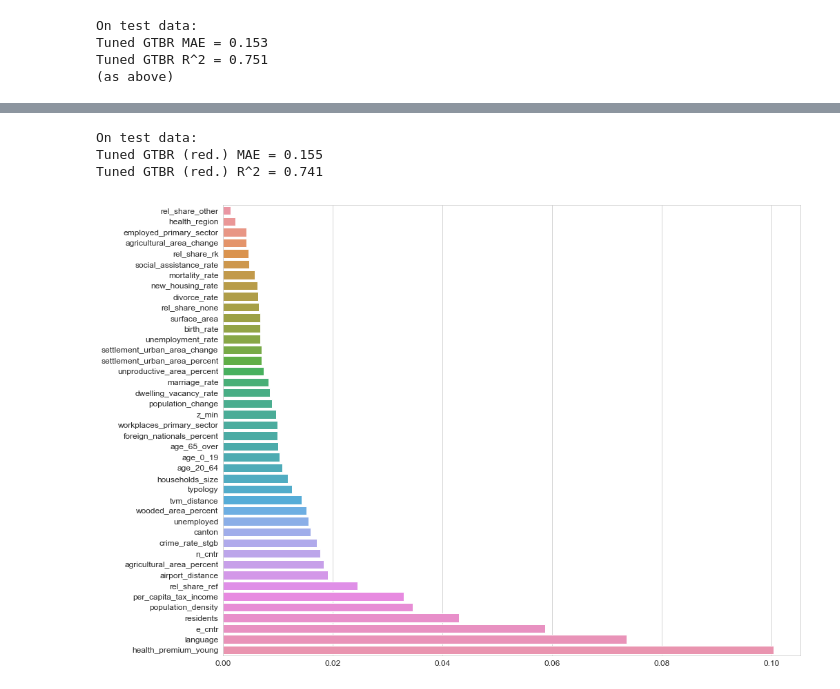
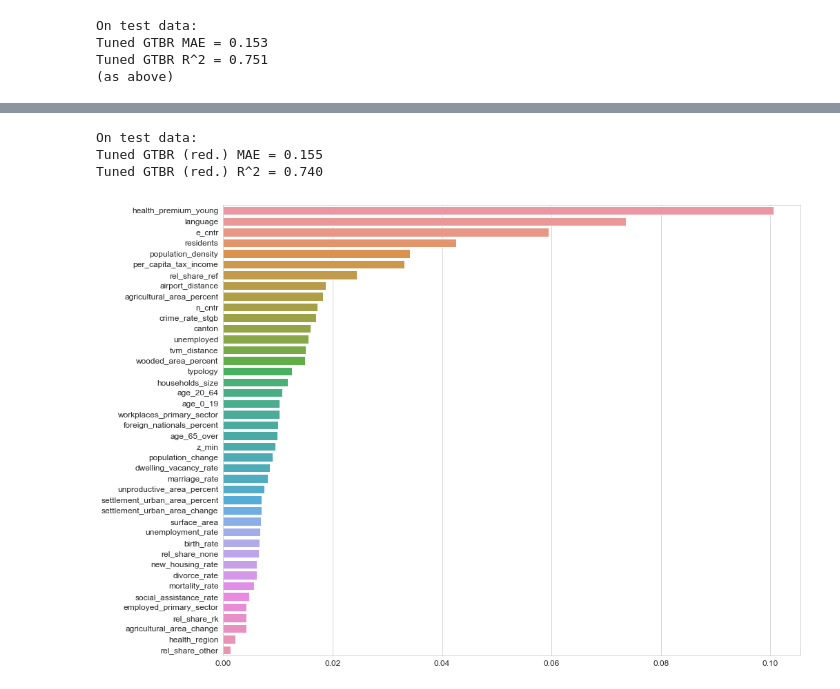
Before and after one commit to jschrein/epfl-exts-adsml-capstone-project, a Jupyter notebook: Gradient Tree Boosting.ipynb, the cells around one changed output, grey strips where cells are left out. Saved outputs shown, nothing was run; the diff lists cells and outputs as text; code cells hidden in the pictures.

```diff
--- a/Gradient Tree Boosting.ipynb
+++ b/Gradient Tree Boosting.ipynb
@@ -292,7 +292,7 @@ gtbr_red = make_pipeline(preprocessor_red,
                          GradientBoostingRegressor(random_state=0, learning_rate=0.10, n_estimators=700,
                                                    max_depth=3, min_samples_split=7))
 gtbr_red.fit(X_train_red, y_train)
-importances_red = permutation_importance(gtbr_red, X_train_red, y_train, scoring='neg_mean_absolute_error',
+perm_importances_red = permutation_importance(gtbr_red, X_train_red, y_train, scoring='neg_mean_absolute_error',
                                          n_repeats=10, n_jobs=12, random_state=0)
 gtbr_red_test_pred = gtbr_red.predict(X_test_red)
 gtbr_red_test_mae = mean_absolute_error(y_test, gtbr_red_test_pred)
@@ -303,14 +303,14 @@ print("Tuned GTBR (red.) R^2 = {:.3f}".format(gtbr_red_test_r2))
 # %% [output]
 On test data:
 Tuned GTBR (red.) MAE = 0.155
-Tuned GTBR (red.) R^2 = 0.741
+Tuned GTBR (red.) R^2 = 0.740
 # %%
-perm_sorted_idx_red = importances_red["importances_mean"].argsort()
-importances_sorted_red = importances_red["importances_mean"][perm_sorted_idx_red]
+perm_sorted_idx_red = (-perm_importances_red["importances_mean"]).argsort()
+perm_importances_sorted_red = perm_importances_red["importances_mean"][perm_sorted_idx_red]
 cols_sorted_red = df_train[reduced_features].columns[perm_sorted_idx_red]
 # %%
 plt.figure(figsize = (15,12))
-bp_red = sns.barplot(x=importances_sorted_red, y=cols_sorted_red)
+bp_red = sns.barplot(x=perm_importances_sorted_red, y=cols_sorted_red)
 bp_red.tick_params(labelsize="large")
 # %% [output]
-[figure, old version]
+[figure, new version]
```
Also changed, not shown: parts of 4 cells of this notebook, 1 other file.
